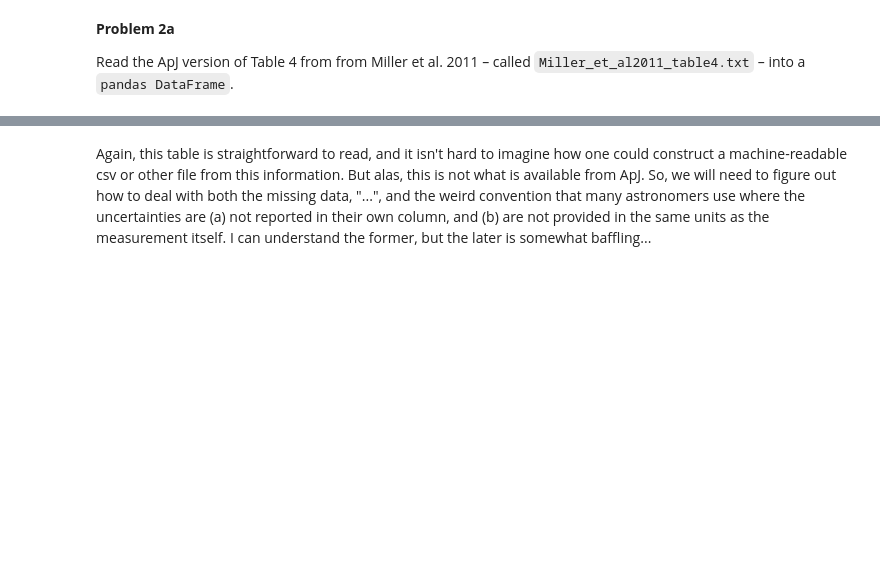
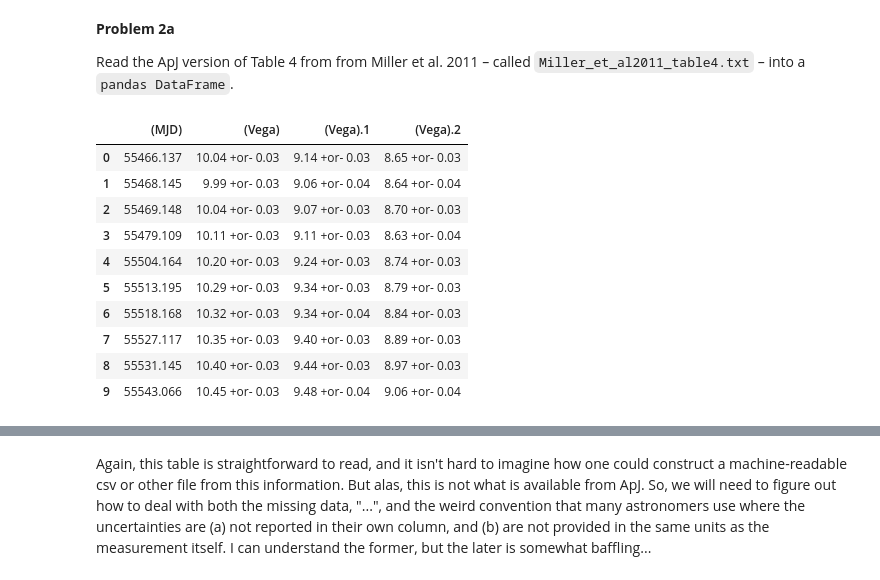
Before and after one commit to OnboardOrientation/2026-onboard, a Jupyter notebook: Day2/CorrallingUnrulyData.ipynb, the cells around one changed output, grey strips where cells are left out. Cells and saved outputs as stored; diff of their text form; code cells hidden in the pictures; blank space fills up the shorter version.

```diff
--- a/Day2/CorrallingUnrulyData.ipynb
+++ b/Day2/CorrallingUnrulyData.ipynb
@@ -480,3 +478,20 @@ Read the ApJ version of Table 4 from from Miller et al. 2011 – called `Miller_
+# %%
+# complete
+skip1 = list(range(0,4))
+skip2 = list(range(16,19))
+pd.read_csv('Miller_et_al2011_table4.txt',skiprows=(skip1+skip2),usecols=[0,1,2,3],sep='\t')
+# %% [output]
+|  | (MJD) | (Vega) | (Vega).1 | (Vega).2 |
+| 0 | 55466.137 | 10.04 +or- 0.03 | 9.14 +or- 0.03 | 8.65 +or- 0.03 |
+| 1 | 55468.145 | 9.99 +or- 0.03 | 9.06 +or- 0.04 | 8.64 +or- 0.04 |
+| 2 | 55469.148 | 10.04 +or- 0.03 | 9.07 +or- 0.03 | 8.70 +or- 0.03 |
+| 3 | 55479.109 | 10.11 +or- 0.03 | 9.11 +or- 0.03 | 8.63 +or- 0.04 |
+| 4 | 55504.164 | 10.20 +or- 0.03 | 9.24 +or- 0.03 | 8.74 +or- 0.03 |
+| 5 | 55513.195 | 10.29 +or- 0.03 | 9.34 +or- 0.03 | 8.79 +or- 0.03 |
+| 6 | 55518.168 | 10.32 +or- 0.03 | 9.34 +or- 0.04 | 8.84 +or- 0.03 |
+| 7 | 55527.117 | 10.35 +or- 0.03 | 9.40 +or- 0.03 | 8.89 +or- 0.03 |
+| 8 | 55531.145 | 10.40 +or- 0.03 | 9.44 +or- 0.03 | 8.97 +or- 0.03 |
+| 9 | 55543.066 | 10.45 +or- 0.03 | 9.48 +or- 0.04 | 9.06 +or- 0.04 |
 # %% [markdown]
 That wasn't too terrible. But what if we consider a more typical light curve table, where there are loads of missing data, such as Table 2 from [Foley et al. 2009](https://iopscience.iop.org/article/10.1088/0004-6256/138/2/376#aj309430t2):
 
```
Also changed, not shown: parts of 6 cells of this notebook.
